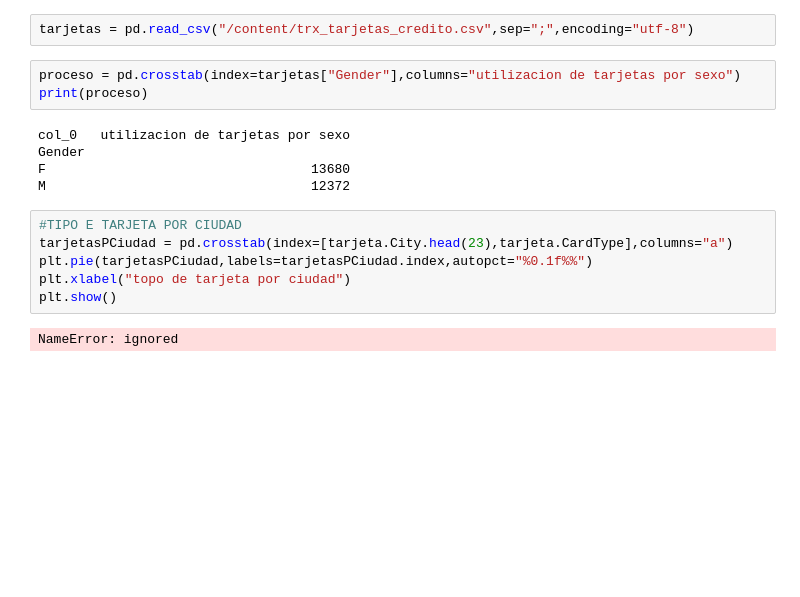
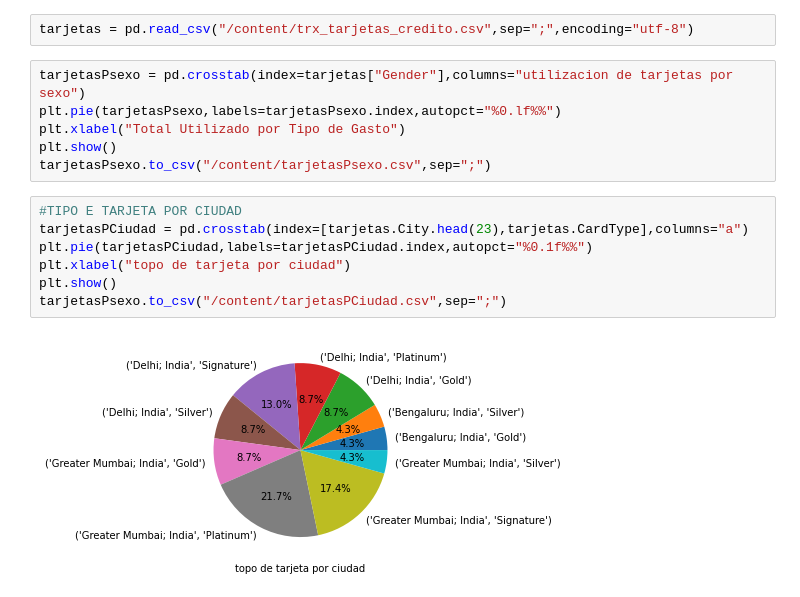
Before and after one commit to Dinadedt/2022, a Jupyter notebook: Tarea_1_del_conputo_2.ipynb, the cells around one changed output. Cells and saved outputs as stored; diff of their text form; blank space fills up the shorter version.

```diff
--- a/Tarea_1_del_conputo_2.ipynb
+++ b/Tarea_1_del_conputo_2.ipynb
@@ -14,19 +15,18 @@ import pandas as pd
 import matplotlib.pyplot as plt
 # %%
 tarjetas = pd.read_csv("/content/trx_tarjetas_credito.csv",sep=";",encoding="utf-8")
-# %%
-proceso = pd.crosstab(index=tarjetas["Gender"],columns="utilizacion de tarjetas por sexo")
-print(proceso)
-# %% [output]
-col_0   utilizacion de tarjetas por sexo
-Gender
-F                                  13680
-M                                  12372
+# %%
+tarjetasPsexo = pd.crosstab(index=tarjetas["Gender"],columns="utilizacion de tarjetas por sexo")
+plt.pie(tarjetasPsexo,labels=tarjetasPsexo.index,autopct="%0.lf%%")
+plt.xlabel("Total Utilizado por Tipo de Gasto")
+plt.show()
+tarjetasPsexo.to_csv("/content/tarjetasPsexo.csv",sep=";")
 # %%
 #TIPO E TARJETA POR CIUDAD
-tarjetasPCiudad = pd.crosstab(index=[tarjeta.City.head(23),tarjeta.CardType],columns="a")
+tarjetasPCiudad = pd.crosstab(index=[tarjetas.City.head(23),tarjetas.CardType],columns="a")
 plt.pie(tarjetasPCiudad,labels=tarjetasPCiudad.index,autopct="%0.1f%%")
 plt.xlabel("topo de tarjeta por ciudad")
 plt.show()
+tarjetasPsexo.to_csv("/content/tarjetasPCiudad.csv",sep=";")
 # %% [output]
-NameError: ignored
+[figure, added]
```
Also changed, not shown: parts of 2 cells of this notebook.
